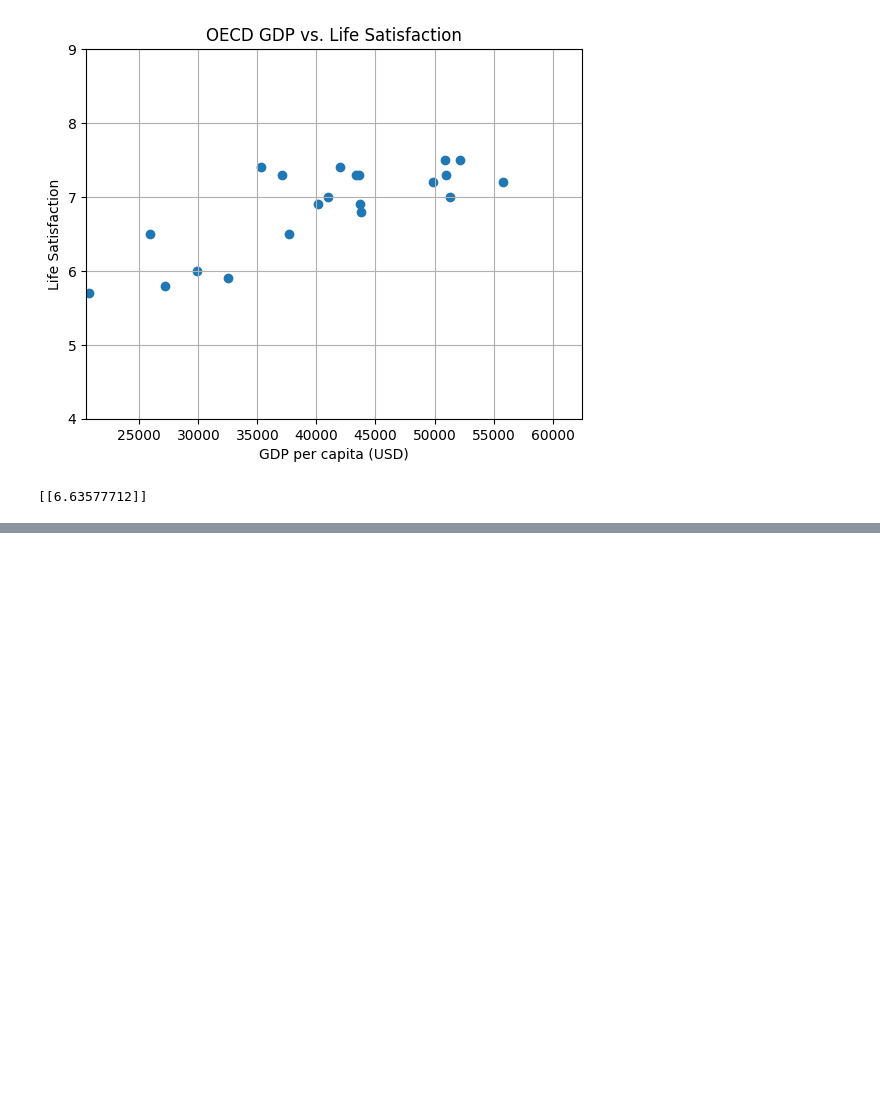
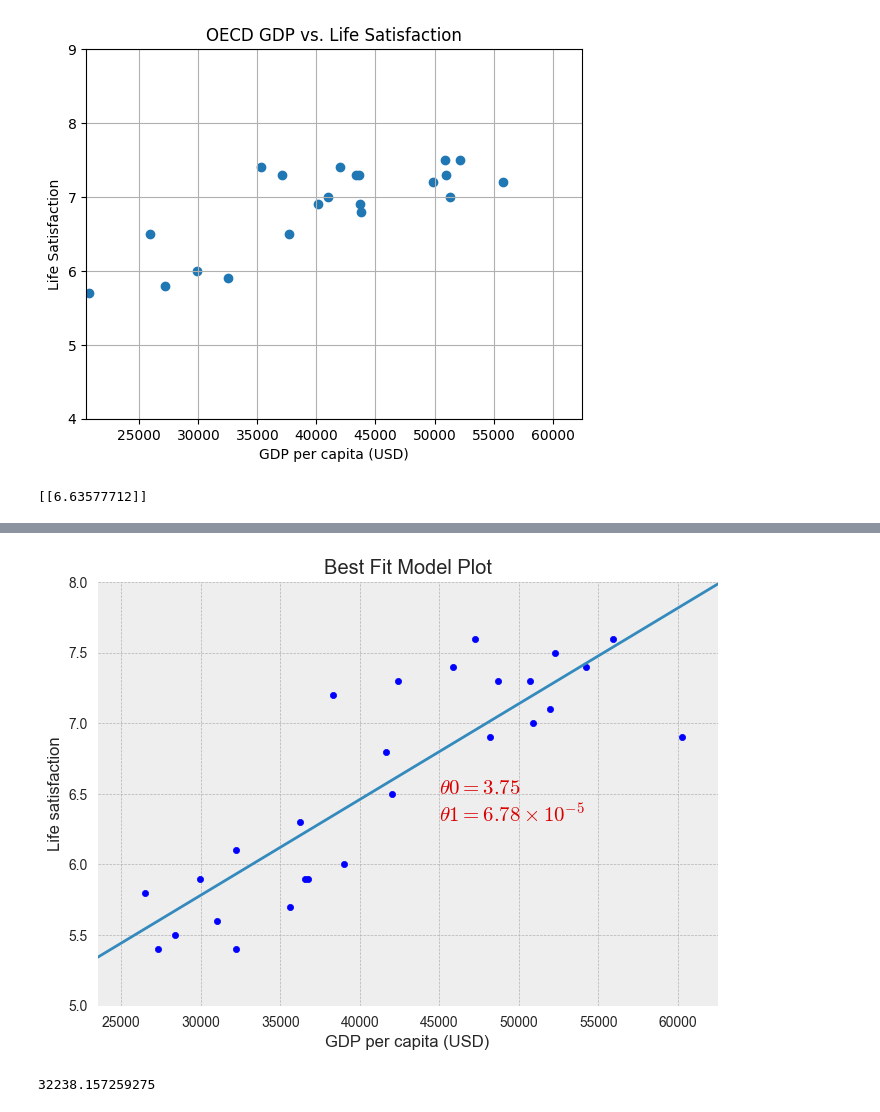
Before and after one commit to MehulEXE/Handson-ml, a Jupyter notebook: example1.ipynb, the cells around one changed output, grey strips where cells are left out. Drawn from its saved outputs; the diff is of its cells as text; code cells hidden in the pictures; blank space fills up the shorter version.

```diff
--- a/example1.ipynb
+++ b/example1.ipynb
@@ -74,0 +126,19 @@ print(model.predict(X_new))
+# %%
+lifesat.plot(kind='scatter',x='GDP per capita (USD)',y='Life satisfaction',grid=True)
+
+#ploting linear regression for t0 and t1
+x= np.linspace(min_gdp,max_gdp,3000)
+plt.plot(x , t0 + t1 * x)
+plt.text(45_000,6.5,fr"$\theta0 ={t0:.2f}$" ,fontsize=15, color="#da0000")
+plt.text(45_000,6.3 ,fr"$\theta1 = {t1 * 1e5:.2f} \times 10^{{-5}}$",fontsize=15, color="#da0000", fontweight='bold')
+
+plt.title('Best Fit Model Plot')
+plt.axis([min_gdp,max_gdp,5,8])
+plt.show()
+# %% [output]
+[figure, added]
+# %%
+poland_gdp=lifesat.loc['Poland','GDP per capita (USD)']
+poland_gdp
+# %% [output]
+32238.157259275
```
Also changed, not shown: parts of 5 cells of this notebook.
